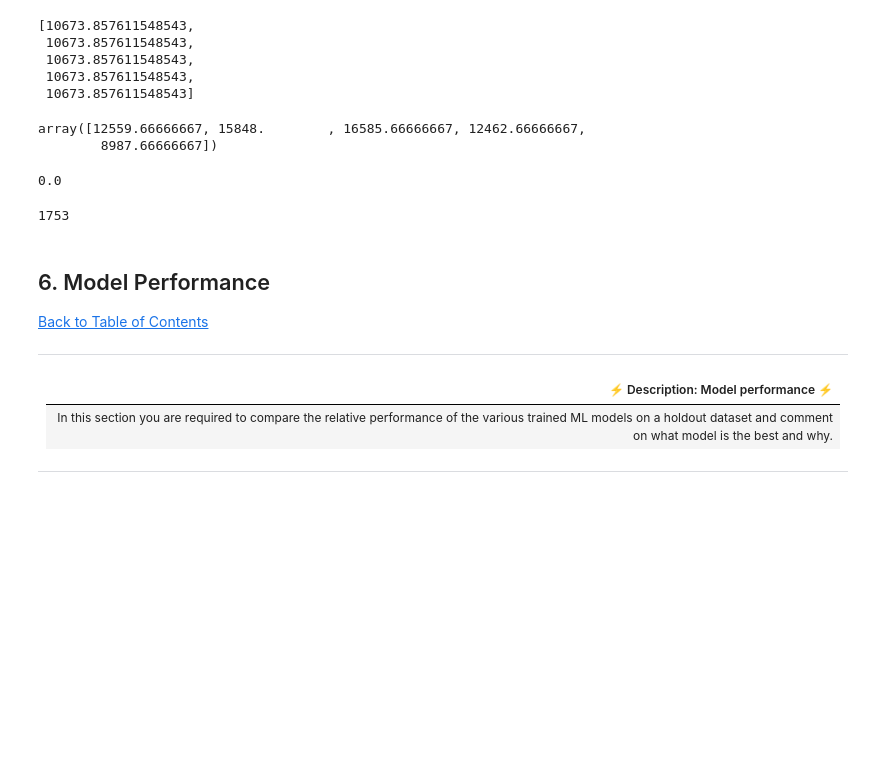
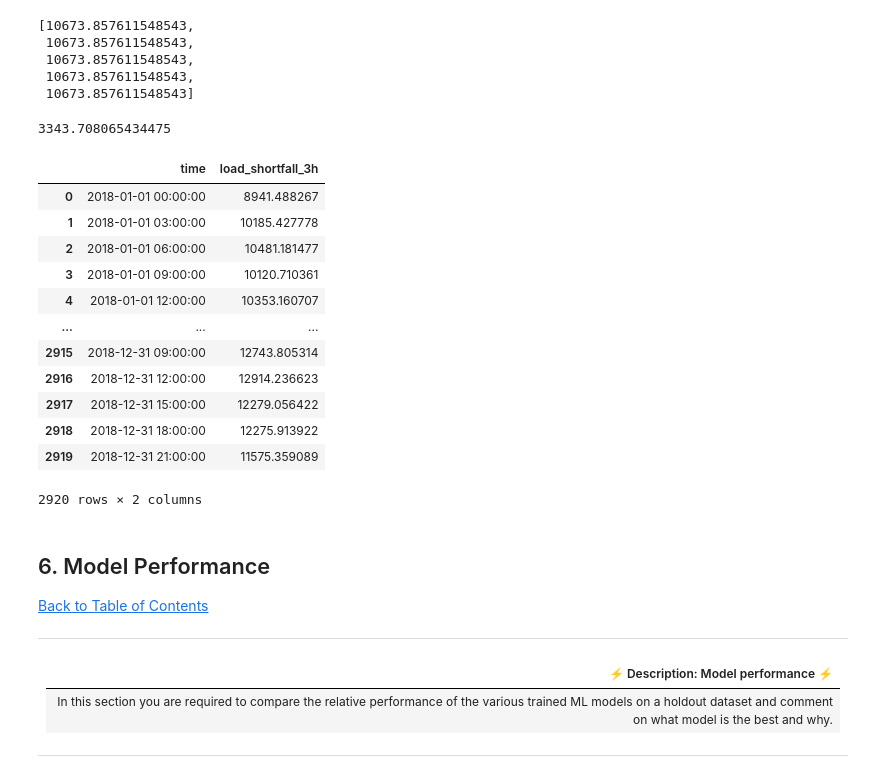
Before and after one commit to chuqudee/load-shortfall-regression-predict-api, a Jupyter notebook: THE_SPAIN_ELECTRICITY_SHORTFALL_PREDICT.ipynb, the cells around one changed output. Cells and saved outputs as stored; diff of their text form; code cells hidden in the pictures; blank space fills up the shorter version.

Commit message:
THE SPAIN ELECTRICITY SHORTFALL UPDATED
CSV FILE INCLUDED

```diff
--- a/THE_SPAIN_ELECTRICITY_SHORTFALL_PREDICT.ipynb
+++ b/THE_SPAIN_ELECTRICITY_SHORTFALL_PREDICT.ipynb
@@ -568,16 +567,66 @@ Tree_pred = Reg_tree.predict(X_train)
 # %%
+math.sqrt(metrics.mean_squared_error(y_test,RF_predict))
 # %% [output]
-array([12559.66666667, 15848.        , 16585.66666667, 12462.66666667,
-        8987.66666667])
+3343.708065434475
+# %%
+# Loading the test data
+test_df = pd.read_csv("df_test.csv")
+time = test_df['time']
 # %%
-metrics.mean_squared_error(y_train,Tree_pred)
+# create a function to use in cleaning the test data
+
+def engineer_data(filepath):
+    # Read csv file into dataframe
+    df = pd.read_csv(filepath)
+
+    #Filling missing values
+    df['Valencia_pressure'].fillna(df['Valencia_pressure'].mean(), inplace = True)
+
+   #Engineering New Features
+    df['Year']  = df['time'].astype('datetime64').dt.year
+    df['Month_of_year']  = df['time'].astype('datetime64').dt.month
+    df['Week_of_year'] = df['time'].astype('datetime64').dt.weekofyear
+    df['Day_of_year']  = df['time'].astype('datetime64').dt.dayofyear
+    df['Day_of_month']  = df['time'].astype('datetime64').dt.day
+    df['Day_of_week'] = df['time'].astype('datetime64').dt.dayofweek
+    df['Hour_of_week'] = ((df['time'].astype('datetime64').dt.dayofweek) * 24 + 24) - (24 - df['time'].astype('datetime64').dt.hour)
+    df['Hour_of_day']  = df['time'].astype('datetime64').dt.hour
+
+    # Remove unwanted columns
+    df.drop(columns=['Unnamed: 0', 'time', 'Madrid_pressure', 'Valencia_temp_max', 'Valencia_temp', 'Seville_temp',
+                 'Valencia_temp_min', 'Barcelona_temp_max', 'Madrid_temp_max', 'Barcelona_temp', 'Bilbao_temp_min',
+                 'Bilbao_temp', 'Barcelona_temp_min', 'Bilbao_temp_max', 'Seville_temp_min', 'Seville_humidity', 'Madrid_temp',
+                 'Madrid_temp_min', 'Week_of_year', 'Day_of_year', 'Hour_of_week'], inplace=True)
+
+     #converting Valencia_wind_deg and Seville_pressure from object to numeric
+    df['Valencia_wind_deg'] = df['Valencia_wind_deg'].str.extract('(\d+)').astype('float')
+    df['Seville_pressure'] = df['Seville_pressure'].str.extract('(\d+)').astype('float')
+
+    return df
-# %% [output]
-0.0
+# %%
+df_test = engineer_data("df_test.csv")
 # %%
 # evaluate one or more ML models
-len(Tree_pred)
+df_test['load_shortfall_3h'] = RF.predict(df_test)
-# %% [output]
-1753
+# %%
+df_test['time'] = time
+load = df_test[['time','load_shortfall_3h']]
+load.to_csv('predicted_load_shortfall.csv', index = False)
+load
+# %% [output]
+|  | time | load_shortfall_3h |
+| 0 | 2018-01-01 00:00:00 | 8941.488267 |
+| 1 | 2018-01-01 03:00:00 | 10185.427778 |
+| 2 | 2018-01-01 06:00:00 | 10481.181477 |
+| 3 | 2018-01-01 09:00:00 | 10120.710361 |
+| 4 | 2018-01-01 12:00:00 | 10353.160707 |
+| ... | ... | ... |
+| 2915 | 2018-12-31 09:00:00 | 12743.805314 |
+| 2916 | 2018-12-31 12:00:00 | 12914.236623 |
+| 2917 | 2018-12-31 15:00:00 | 12279.056422 |
+| 2918 | 2018-12-31 18:00:00 | 12275.913922 |
+| 2919 | 2018-12-31 21:00:00 | 11575.359089 |
+2920 rows × 2 columns
 # %% [markdown]
 <a id="six"></a>
 ## 6. Model Performance
```
Also changed, not shown: parts of 2 cells of this notebook, 1 other file.
